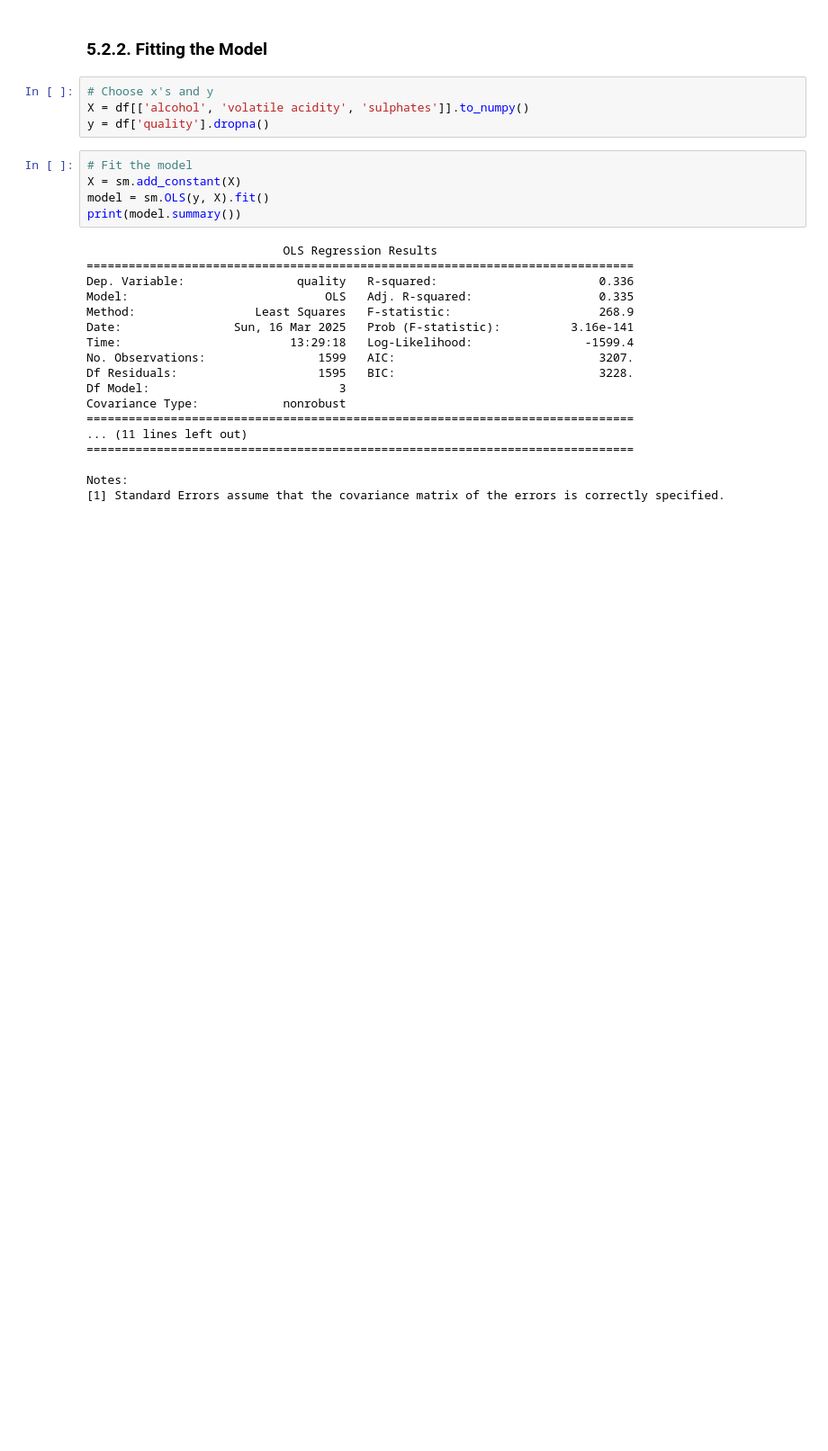
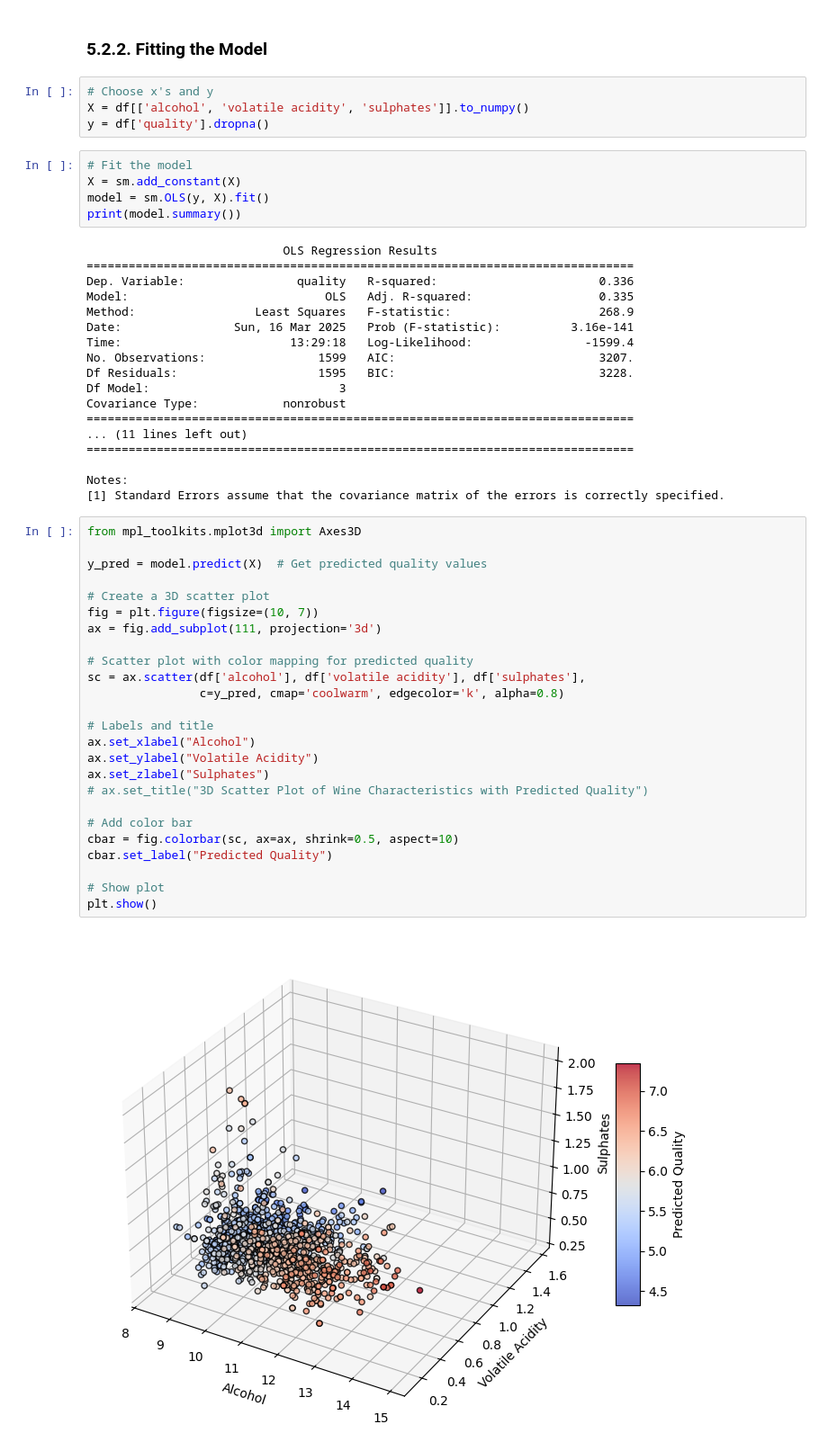
Before and after one commit to SaianPatel/InferentialStatistics, a Jupyter notebook: Coursework/5.2_Multivariate_Regression.ipynb, the cells around one changed output. Shown at 90% size. Cells and saved outputs as stored; diff of their text form; blank space fills up the shorter version.

Commit message:
Update 5.2_Multivariate_Regression.ipynb
Add 3D scatter

```diff
--- a/Coursework/5.2_Multivariate_Regression.ipynb
+++ b/Coursework/5.2_Multivariate_Regression.ipynb
@@ -146,3 +146,30 @@ Covariance Type:            nonrobust
 
 Notes:
 [1] Standard Errors assume that the covariance matrix of the errors is correctly specified.
+# %%
+from mpl_toolkits.mplot3d import Axes3D
+
+y_pred = model.predict(X)  # Get predicted quality values
+
+# Create a 3D scatter plot
+fig = plt.figure(figsize=(10, 7))
+ax = fig.add_subplot(111, projection='3d')
+
+# Scatter plot with color mapping for predicted quality
+sc = ax.scatter(df['alcohol'], df['volatile acidity'], df['sulphates'],
+                c=y_pred, cmap='coolwarm', edgecolor='k', alpha=0.8)
+
+# Labels and title
+ax.set_xlabel("Alcohol")
+ax.set_ylabel("Volatile Acidity")
+ax.set_zlabel("Sulphates")
+# ax.set_title("3D Scatter Plot of Wine Characteristics with Predicted Quality")
+
+# Add color bar
+cbar = fig.colorbar(sc, ax=ax, shrink=0.5, aspect=10)
+cbar.set_label("Predicted Quality")
+
+# Show plot
+plt.show()
+# %% [output]
+[figure, added]
```
